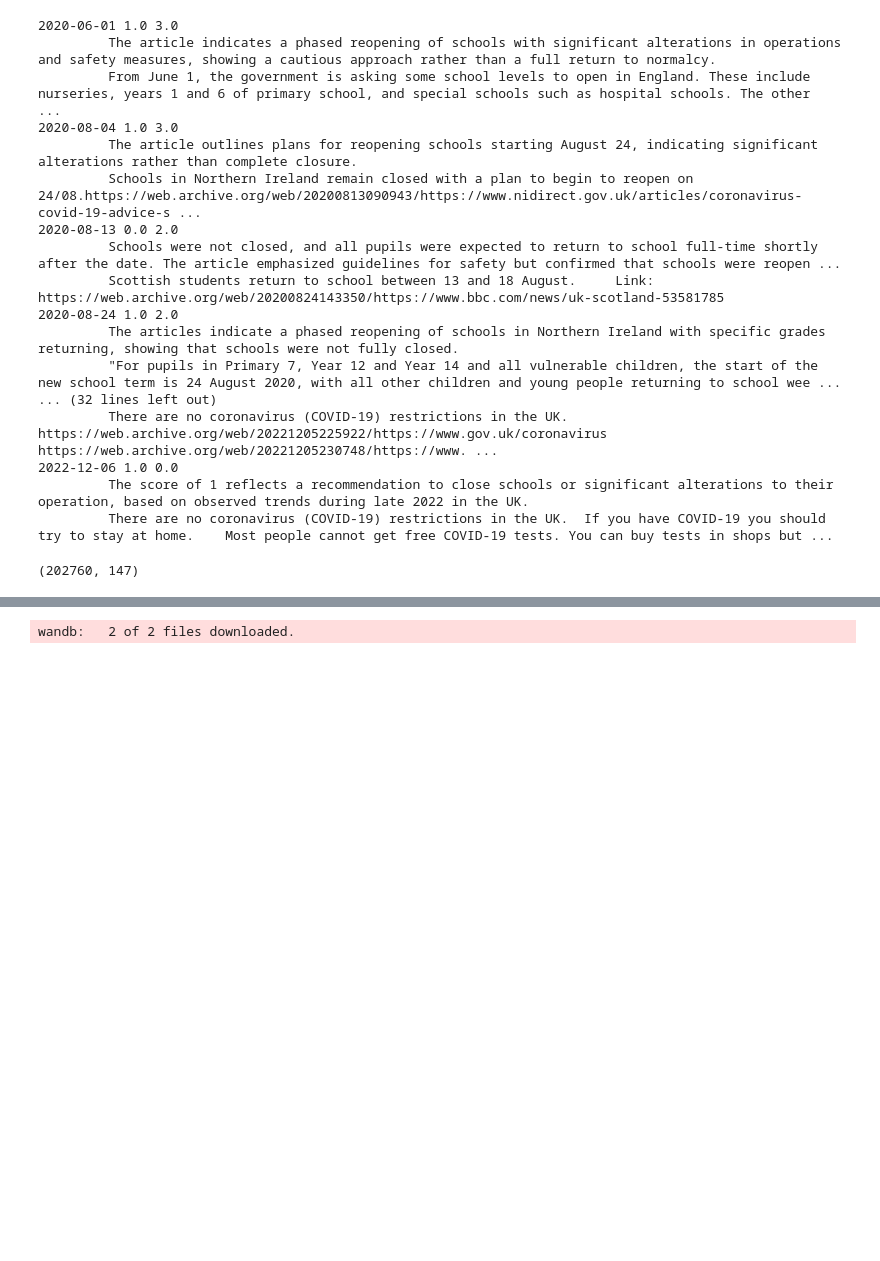
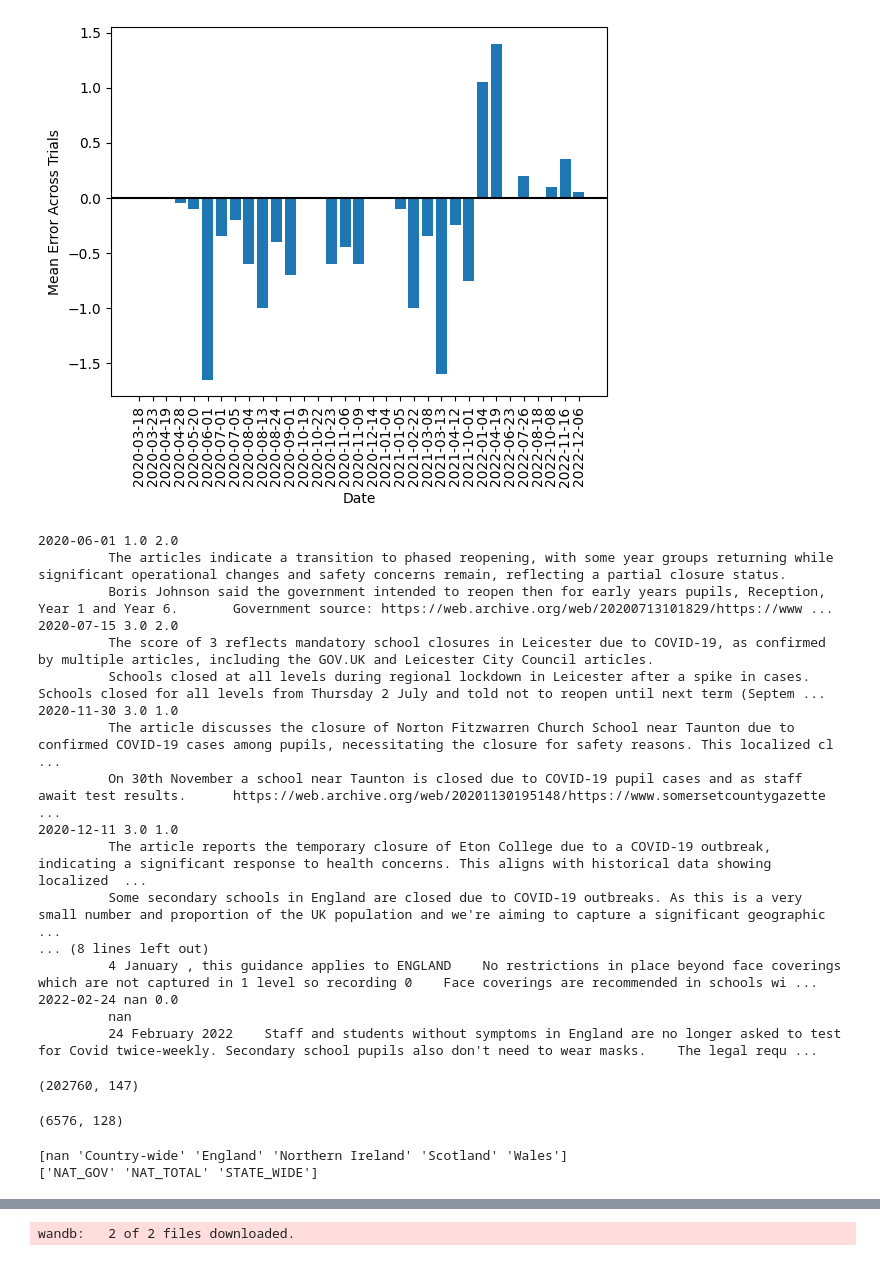
Before and after one commit to danyoungday/neuro-san-prana, a Jupyter notebook: data/edav.ipynb, the cells around one changed output, grey strips where cells are left out. Saved outputs shown, nothing was run; the diff lists cells and outputs as text; code cells hidden in the pictures; blank space fills up the shorter version.

```diff
--- a/data/edav.ipynb
+++ b/data/edav.ipynb
@@ -90,3 +134,34 @@ compare_results(
+# %%
+def question_average_correctness(results_paths: list[str], label_path: str):
+    labels = pd.read_csv(label_path)
+    labels["Date"] = pd.to_datetime(labels["Date"])
+
+    all_errors = []
+    for path in results_paths:
+        preds = pd.read_csv(path)
+        preds["Date"] = pd.to_datetime(preds["Date"])
+        preds["Score"] = preds["Score"].astype(str).apply(lambda x: x if x in ["0", "1", "2", "3"] else "0")
+        preds["Score"] = preds["Score"].astype(int)
+
+        merged = labels.merge(preds, on="Date", how="left", suffixes=("", "_Pred")).copy()
+        merged["Score_Pred"] = merged["Score_Pred"].fillna(0)
+        error = merged["Score_Pred"] - merged["Score"]
+        all_errors.append(error.to_list())
+
+    all_errors = np.array(all_errors)
+    mean_question_errors = np.mean(all_errors, axis=0)
+
+    fig, ax = plt.subplots()
+    ax.bar(range(len(mean_question_errors)), mean_question_errors)
+    ax.set_xlabel("Date")
+    ax.set_ylabel("Mean Error Across Trials")
+    ax.axhline(0, color="black")
+    ax.set_xticks(range(len(mean_question_errors)), labels["Date"].apply(lambda x: x.date()), rotation=90)
+    plt.show()
+
+question_average_correctness(repeats[0] + repeats[1], "uk.csv")
+# %% [output]
+[figure, added]
 # %%
 def get_wrong_with_notes(results_path: str, label_path: str):
     preds = pd.read_csv(results_path)
@@ -103,25 +178,25 @@ def get_wrong_with_notes(results_path: str, label_path: str):
         print("\t", row["Notes_Pred"])
         print("\t", row["Notes"])
 
-get_wrong_with_notes("persistence.csv", "uk.csv")
+get_wrong_with_notes("persistence.csv", "england.csv")
 # %% [output]
-2020-06-01 1.0 3.0
-         The article indicates a phased reopening of schools with significant alterations in operations and safety measures, showing a cautious approach rather than a full return to normalcy.
-         From June 1, the government is asking some school levels to open in England. These include nurseries, years 1 and 6 of primary school, and special schools such as hospital schools. The other  ...
-2020-08-04 1.0 3.0
-         The article outlines plans for reopening schools starting August 24, indicating significant alterations rather than complete closure.
-         Schools in Northern Ireland remain closed with a plan to begin to reopen on 24/08.https://web.archive.org/web/20200813090943/https://www.nidirect.gov.uk/articles/coronavirus-covid-19-advice-s ...
-2020-08-13 0.0 2.0
-         Schools were not closed, and all pupils were expected to return to school full-time shortly after the date. The article emphasized guidelines for safety but confirmed that schools were reopen ...
-         Scottish students return to school between 13 and 18 August.     Link: https://web.archive.org/web/20200824143350/https://www.bbc.com/news/uk-scotland-53581785
-2020-08-24 1.0 2.0
-         The articles indicate a phased reopening of schools in Northern Ireland with specific grades returning, showing that schools were not fully closed.
-         "For pupils in Primary 7, Year 12 and Year 14 and all vulnerable children, the start of the new school term is 24 August 2020, with all other children and young people returning to school wee ...
-... (32 lines left out)
-         There are no coronavirus (COVID-19) restrictions in the UK.  https://web.archive.org/web/20221205225922/https://www.gov.uk/coronavirus  https://web.archive.org/web/20221205230748/https://www. ...
-2022-12-06 1.0 0.0
-         The score of 1 reflects a recommendation to close schools or significant alterations to their operation, based on observed trends during late 2022 in the UK.
-         There are no coronavirus (COVID-19) restrictions in the UK.  If you have COVID-19 you should try to stay at home.    Most people cannot get free COVID-19 tests. You can buy tests in shops but ...
+2020-06-01 1.0 2.0
+         The articles indicate a transition to phased reopening, with some year groups returning while significant operational changes and safety concerns remain, reflecting a partial closure status.
+         Boris Johnson said the government intended to reopen then for early years pupils, Reception, Year 1 and Year 6.       Government source: https://web.archive.org/web/20200713101829/https://www ...
+2020-07-15 3.0 2.0
+         The score of 3 reflects mandatory school closures in Leicester due to COVID-19, as confirmed by multiple articles, including the GOV.UK and Leicester City Council articles.
+         Schools closed at all levels during regional lockdown in Leicester after a spike in cases.    Schools closed for all levels from Thursday 2 July and told not to reopen until next term (Septem ...
+2020-11-30 3.0 1.0
+         The article discusses the closure of Norton Fitzwarren Church School near Taunton due to confirmed COVID-19 cases among pupils, necessitating the closure for safety reasons. This localized cl ...
+         On 30th November a school near Taunton is closed due to COVID-19 pupil cases and as staff await test results.      https://web.archive.org/web/20201130195148/https://www.somersetcountygazette ...
+2020-12-11 3.0 1.0
+         The article reports the temporary closure of Eton College due to a COVID-19 outbreak, indicating a significant response to health concerns. This aligns with historical data showing localized  ...
+         Some secondary schools in England are closed due to COVID-19 outbreaks. As this is a very small number and proportion of the UK population and we're aiming to capture a significant geographic ...
+... (8 lines left out)
+         4 January , this guidance applies to ENGLAND    No restrictions in place beyond face coverings which are not captured in 1 level so recording 0    Face coverings are recommended in schools wi ...
+2022-02-24 nan 0.0
+         nan
+         24 February 2022    Staff and students without symptoms in England are no longer asked to test for Covid twice-weekly. Secondary school pupils also don't need to wear masks.    The legal requ ...
 # %%
 years = [2020, 2021, 2022]
 dfs = []
@@ -131,6 +206,17 @@ df = pd.concat(dfs, ignore_index=True)
 df.shape
 # %% [output]
 (202760, 147)
+# %%
+df = pd.read_csv("raw/OxCGRT_raw_GBR_v1.csv")
+df.shape
+# %% [output]
+(6576, 128)
+# %%
+print(df["RegionName"].unique())
+print(df["Jurisdiction"].unique())
+# %% [output]
+[nan 'Country-wide' 'England' 'Northern Ireland' 'Scotland' 'Wales']
+['NAT_GOV' 'NAT_TOTAL' 'STATE_WIDE']
 # %%
 for col in df.columns:
     print(col)
```
Also changed, not shown: parts of 8 cells of this notebook, 6 other files.
